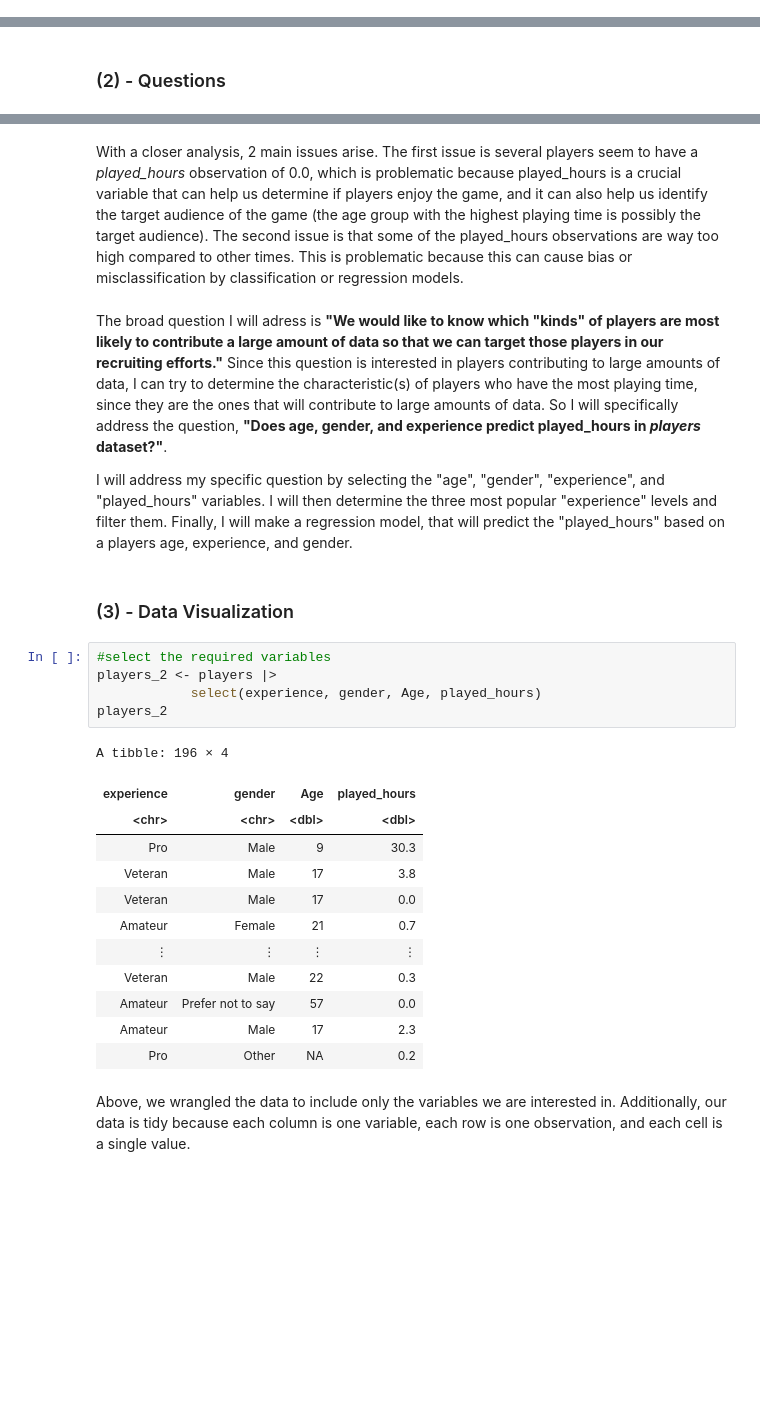
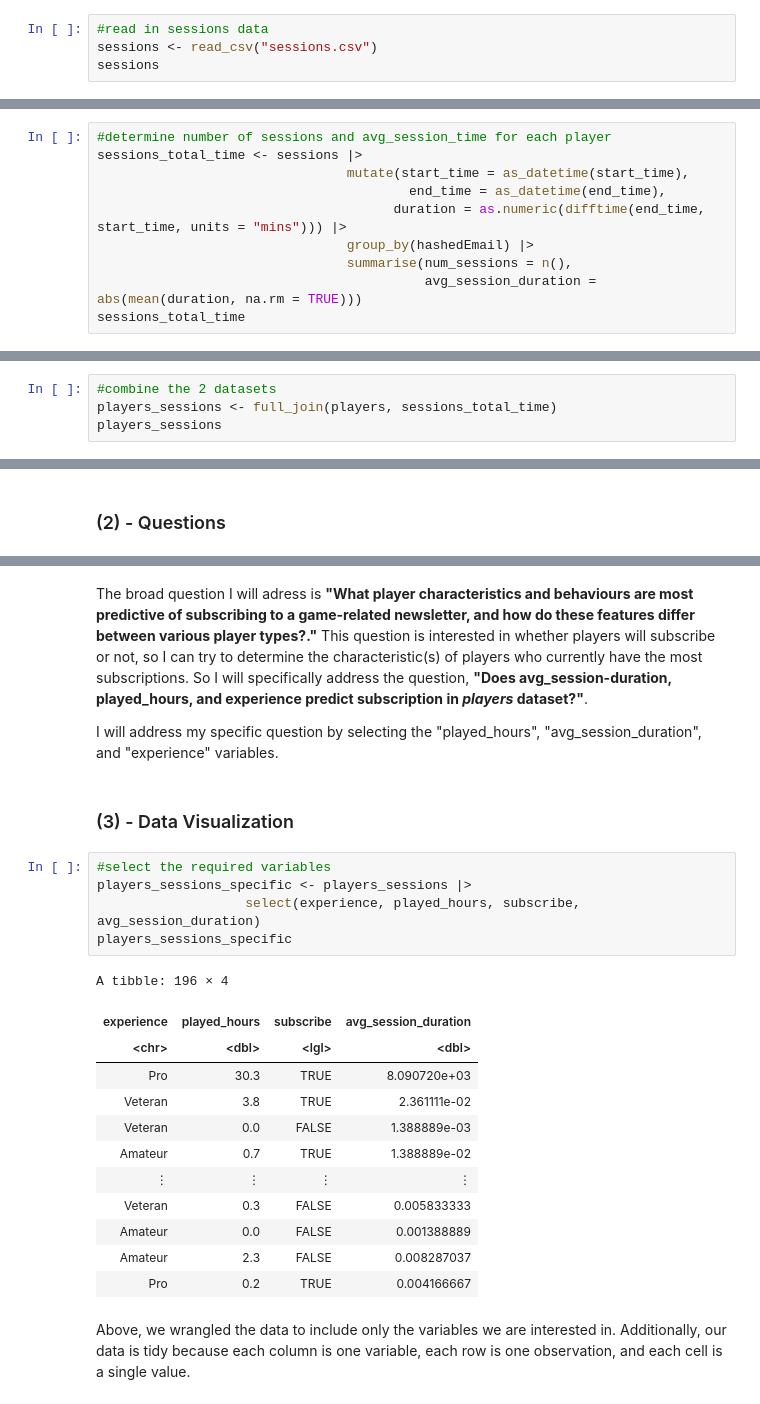
Before and after one commit to Iman-Soliman/Data-Science-100-Group-Project-Individual-, a Jupyter notebook: Individual Report.ipynb, the cells around one changed output, grey strips where cells are left out. Cells and saved outputs as stored; diff of their text form; blank space fills up the shorter version.

```diff
--- a/Individual Report.ipynb
+++ b/Individual Report.ipynb
@@ -52,0 +74,4 @@ A spec_tbl_df: 196 × 7
+# %%
+#read in sessions data
+sessions <- read_csv("sessions.csv")
+sessions
@@ -52,0 +111,10 @@ A spec_tbl_df: 196 × 7
+# %%
+#determine number of sessions and avg_session_time for each player
+sessions_total_time <- sessions |>
+                                mutate(start_time = as_datetime(start_time),
+                                        end_time = as_datetime(end_time),
+                                      duration = as.numeric(difftime(end_time, start_time, units = "mins"))) |>
+                                group_by(hashedEmail) |>
+                                summarise(num_sessions = n(),
+                                          avg_session_duration = abs(mean(duration, na.rm = TRUE)))
+sessions_total_time
@@ -52,0 +134,4 @@ A spec_tbl_df: 196 × 7
+# %%
+#combine the 2 datasets
+players_sessions <- full_join(players, sessions_total_time)
+players_sessions
@@ -71,29 +154,27 @@ This is the *players* dataset, which includes 196 rows, and 7 variables. These 7
-# %% [markdown]
-With a closer analysis, 2 main issues arise. The first issue is several players seem to have a *played_hours* observation of 0.0, which is problematic because played_hours is a crucial variable that can help us determine if players enjoy the game, and it can also help us identify the target audience of the game (the age group with the highest playing time is possibly the target audience). The second issue is that some of the played_hours observations are way too high compared to other times. This is problematic because this can cause bias or misclassification by classification or regression models.
 # %% [markdown]
-The broad question I will adress is **"We would like to know which "kinds" of players are most likely to contribute a large amount of data so that we can target those players in our recruiting efforts."** Since this question is interested in players contributing to large amounts of data, I can try to determine the characteristic(s) of players who have the most playing time, since they are the ones that will contribute to large amounts of data. So I will specifically address the question, **"Does age, gender, and experience predict played_hours in *players* dataset?"**.
+The broad question I will adress is **"What player characteristics and behaviours are most predictive of subscribing to a game-related newsletter, and how do these features differ between various player types?."** This question is interested in whether players will subscribe or not, so I can try to determine the characteristic(s) of players who currently have the most subscriptions. So I will specifically address the question, **"Does avg_session-duration, played_hours, and experience predict subscription in *players* dataset?"**.
 
-I will address my specific question by selecting the "age", "gender", "experience", and "played_hours" variables. I will then determine the three most popular "experience" levels and filter them. Finally, I will make a regression model, that will predict the "played_hours" based on a players age, experience, and gender.
+I will address my specific question by selecting the "played_hours", "avg_session_duration", and "experience" variables.
 # %% [markdown]
 ### (3) - Data Visualization
 # %%
 #select the required variables
-players_2 <- players |>
-            select(experience, gender, Age, played_hours)
-players_2
+players_sessions_specific <- players_sessions |>
+                   select(experience, played_hours, subscribe, avg_session_duration)
+players_sessions_specific
 # %% [output]
 A tibble: 196 × 4
-| experience | gender | Age | played_hours |
-| <chr> | <chr> | <dbl> | <dbl> |
-| Pro | Male | 9 | 30.3 |
-| Veteran | Male | 17 | 3.8 |
-| Veteran | Male | 17 | 0.0 |
-| Amateur | Female | 21 | 0.7 |
+| experience | played_hours | subscribe | avg_session_duration |
+| <chr> | <dbl> | <lgl> | <dbl> |
+| Pro | 30.3 | TRUE | 8.090720e+03 |
+| Veteran | 3.8 | TRUE | 2.361111e-02 |
+| Veteran | 0.0 | FALSE | 1.388889e-03 |
+| Amateur | 0.7 | TRUE | 1.388889e-02 |
 | ⋮ | ⋮ | ⋮ | ⋮ |
-| Veteran | Male | 22 | 0.3 |
-| Amateur | Prefer not to say | 57 | 0.0 |
-| Amateur | Male | 17 | 2.3 |
-| Pro | Other | NA | 0.2 |
+| Veteran | 0.3 | FALSE | 0.005833333 |
+| Amateur | 0.0 | FALSE | 0.001388889 |
+| Amateur | 2.3 | FALSE | 0.008287037 |
+| Pro | 0.2 | TRUE | 0.004166667 |
 # %% [markdown]
 Above, we wrangled the data to include only the variables we are interested in. Additionally, our data is tidy because each column is one variable, each row is one observation, and each cell is a single value.
 # %%
```
Also changed, not shown: parts of 34 cells of this notebook.
